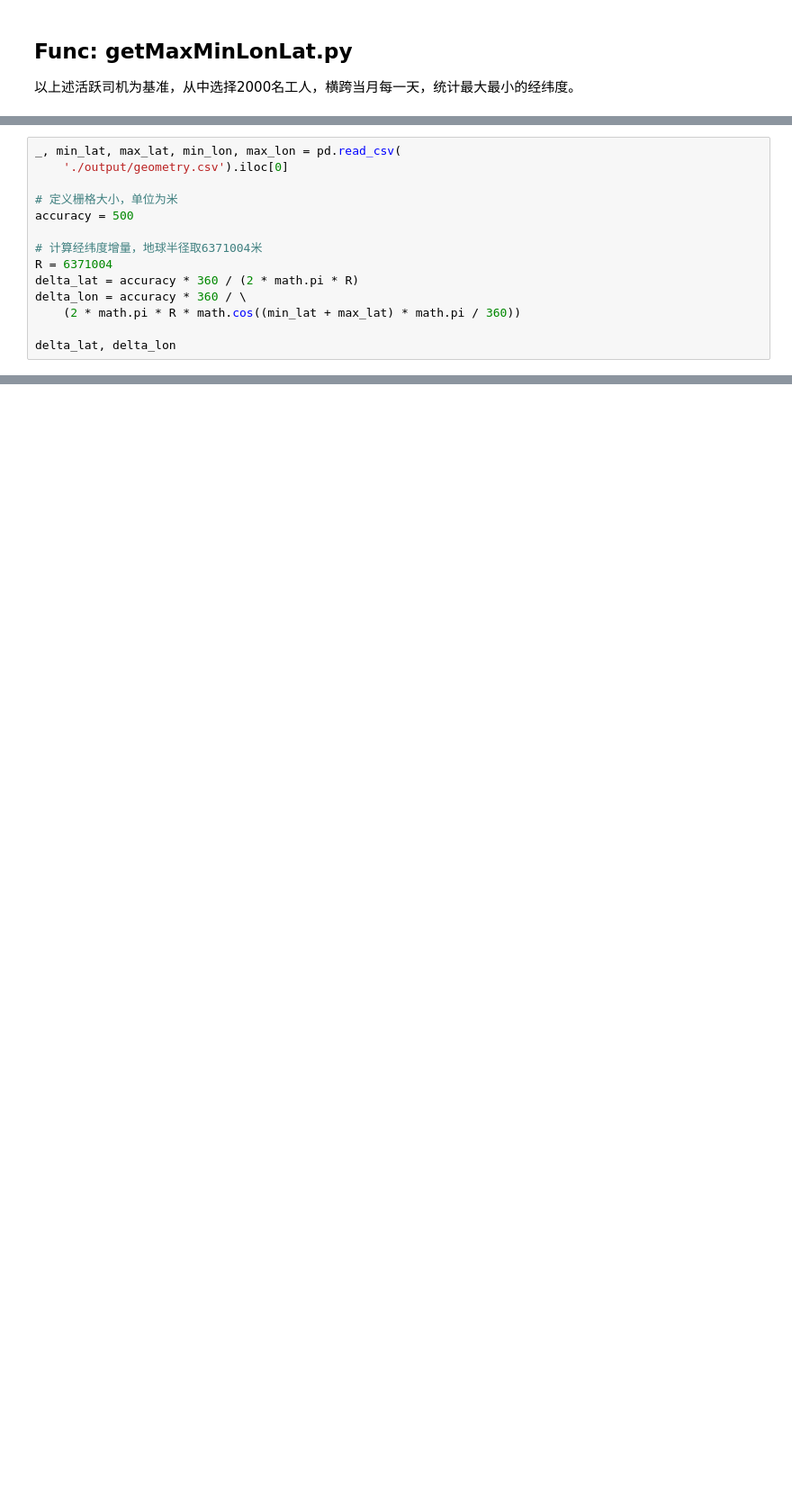
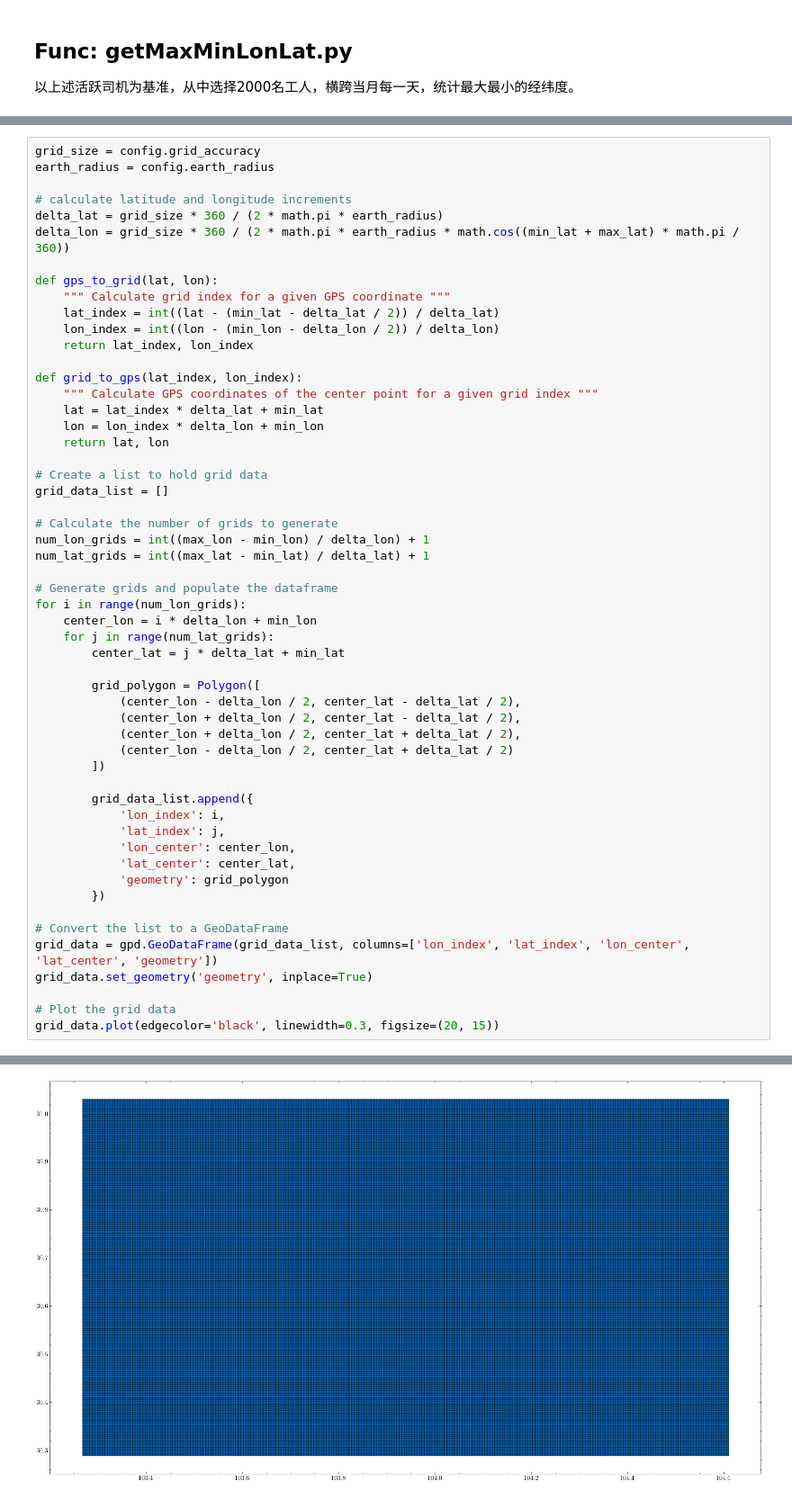
Before and after one commit to DURUII/Gaia-Explorer, a Jupyter notebook: jiaotongsai.ipynb, the cells around one changed output, grey strips where cells are left out. Shown: that part at 90% size. Saved outputs shown, nothing was run; the diff lists cells and outputs as text; blank space fills up the shorter version.

```diff
--- a/jiaotongsai.ipynb
+++ b/jiaotongsai.ipynb
@@ -92,14 +190,0 @@ geo.to_csv('./output/geometry.csv')
-# %%
-_, min_lat, max_lat, min_lon, max_lon = pd.read_csv(
-    './output/geometry.csv').iloc[0]
-
-# 定义栅格大小，单位为米
-accuracy = 500
-
-# 计算经纬度增量，地球半径取6371004米
-R = 6371004
-delta_lat = accuracy * 360 / (2 * math.pi * R)
-delta_lon = accuracy * 360 / \
-    (2 * math.pi * R * math.cos((min_lat + max_lat) * math.pi / 360))
-
-delta_lat, delta_lon
@@ -184,0 +191,55 @@ data.plot(edgecolor=(0, 0, 0, 1), linewidth=0.3)
+# %%
+grid_size = config.grid_accuracy
+earth_radius = config.earth_radius
+
+# calculate latitude and longitude increments
+delta_lat = grid_size * 360 / (2 * math.pi * earth_radius)
+delta_lon = grid_size * 360 / (2 * math.pi * earth_radius * math.cos((min_lat + max_lat) * math.pi / 360))
+
+def gps_to_grid(lat, lon):
+    """ Calculate grid index for a given GPS coordinate """
+    lat_index = int((lat - (min_lat - delta_lat / 2)) / delta_lat)
+    lon_index = int((lon - (min_lon - delta_lon / 2)) / delta_lon)
+    return lat_index, lon_index
+
+def grid_to_gps(lat_index, lon_index):
+    """ Calculate GPS coordinates of the center point for a given grid index """
+    lat = lat_index * delta_lat + min_lat
+    lon = lon_index * delta_lon + min_lon
+    return lat, lon
+
+# Create a list to hold grid data
+grid_data_list = []
+
+# Calculate the number of grids to generate
+num_lon_grids = int((max_lon - min_lon) / delta_lon) + 1
+num_lat_grids = int((max_lat - min_lat) / delta_lat) + 1
+
+# Generate grids and populate the dataframe
+for i in range(num_lon_grids):
+    center_lon = i * delta_lon + min_lon
+    for j in range(num_lat_grids):
+        center_lat = j * delta_lat + min_lat
+
+        grid_polygon = Polygon([
+            (center_lon - delta_lon / 2, center_lat - delta_lat / 2),
+            (center_lon + delta_lon / 2, center_lat - delta_lat / 2),
+            (center_lon + delta_lon / 2, center_lat + delta_lat / 2),
+            (center_lon - delta_lon / 2, center_lat + delta_lat / 2)
+        ])
+
+        grid_data_list.append({
+            'lon_index': i,
+            'lat_index': j,
+            'lon_center': center_lon,
+            'lat_center': center_lat,
+            'geometry': grid_polygon
+        })
+
+# Convert the list to a GeoDataFrame
+grid_data = gpd.GeoDataFrame(grid_data_list, columns=['lon_index', 'lat_index', 'lon_center', 'lat_center', 'geometry'])
+grid_data.set_geometry('geometry', inplace=True)
+
+# Plot the grid data
+grid_data.plot(edgecolor='black', linewidth=0.3, figsize=(20, 15))
+# %% [output]
@@ -184,0 +247 @@ data.plot(edgecolor=(0, 0, 0, 1), linewidth=0.3)
+[figure, added]
```
Also changed, not shown: parts of 29 cells of this notebook.
